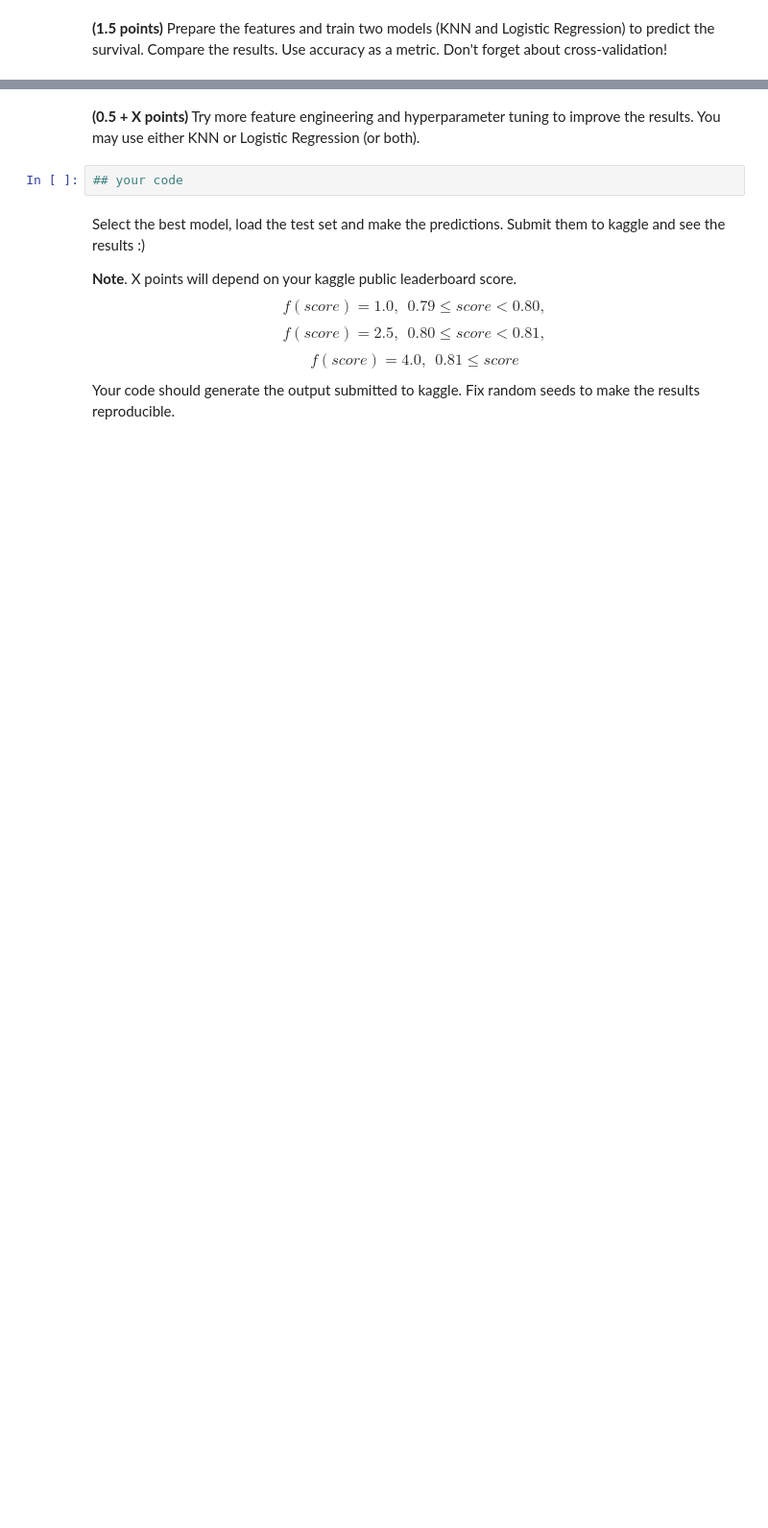
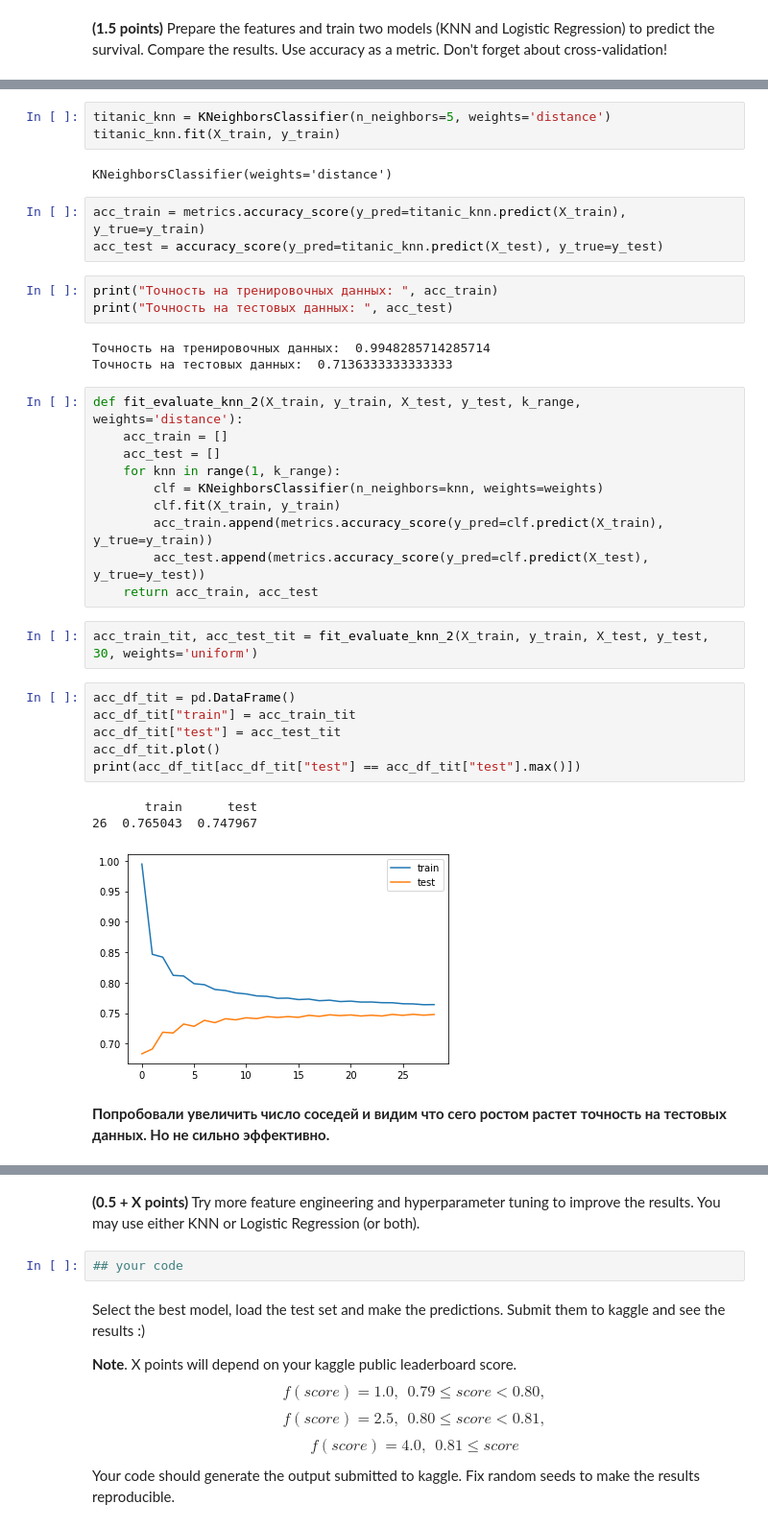
Before and after one commit to codekot/logistics_knn, a Jupyter notebook: hw_classification.ipynb, the cells around one changed output, grey strips where cells are left out. Shown at 96% size. Cells and saved outputs as stored; diff of their text form; blank space fills up the shorter version.

```diff
--- a/hw_classification.ipynb
+++ b/hw_classification.ipynb
@@ -858,0 +871,38 @@ dtype: int64
+# %%
+titanic_knn = KNeighborsClassifier(n_neighbors=5, weights='distance')
+titanic_knn.fit(X_train, y_train)
+# %% [output]
+KNeighborsClassifier(weights='distance')
+# %%
+acc_train = metrics.accuracy_score(y_pred=titanic_knn.predict(X_train), y_true=y_train)
+acc_test = accuracy_score(y_pred=titanic_knn.predict(X_test), y_true=y_test)
+# %%
+print("Точность на тренировочных данных: ", acc_train)
+print("Точность на тестовых данных: ", acc_test)
+# %% [output]
+Точность на тренировочных данных:  0.9948285714285714
+Точность на тестовых данных:  0.7136333333333333
+# %%
+def fit_evaluate_knn_2(X_train, y_train, X_test, y_test, k_range, weights='distance'):
+    acc_train = []
+    acc_test = []
+    for knn in range(1, k_range):
+        clf = KNeighborsClassifier(n_neighbors=knn, weights=weights)
+        clf.fit(X_train, y_train)
+        acc_train.append(metrics.accuracy_score(y_pred=clf.predict(X_train), y_true=y_train))
+        acc_test.append(metrics.accuracy_score(y_pred=clf.predict(X_test), y_true=y_test))
+    return acc_train, acc_test
+# %%
+acc_train_tit, acc_test_tit = fit_evaluate_knn_2(X_train, y_train, X_test, y_test, 30, weights='uniform')
+# %%
+acc_df_tit = pd.DataFrame()
+acc_df_tit["train"] = acc_train_tit
+acc_df_tit["test"] = acc_test_tit
+acc_df_tit.plot()
+print(acc_df_tit[acc_df_tit["test"] == acc_df_tit["test"].max()])
+# %% [output]
+       train      test
+26  0.765043  0.747967
+[figure, added]
+# %% [markdown]
+**Попробовали увеличить число соседей и видим что сего ростом растет точность на тестовых данных. Но не сильно эффективно.**
```
Also changed, not shown: parts of 7 cells of this notebook.
